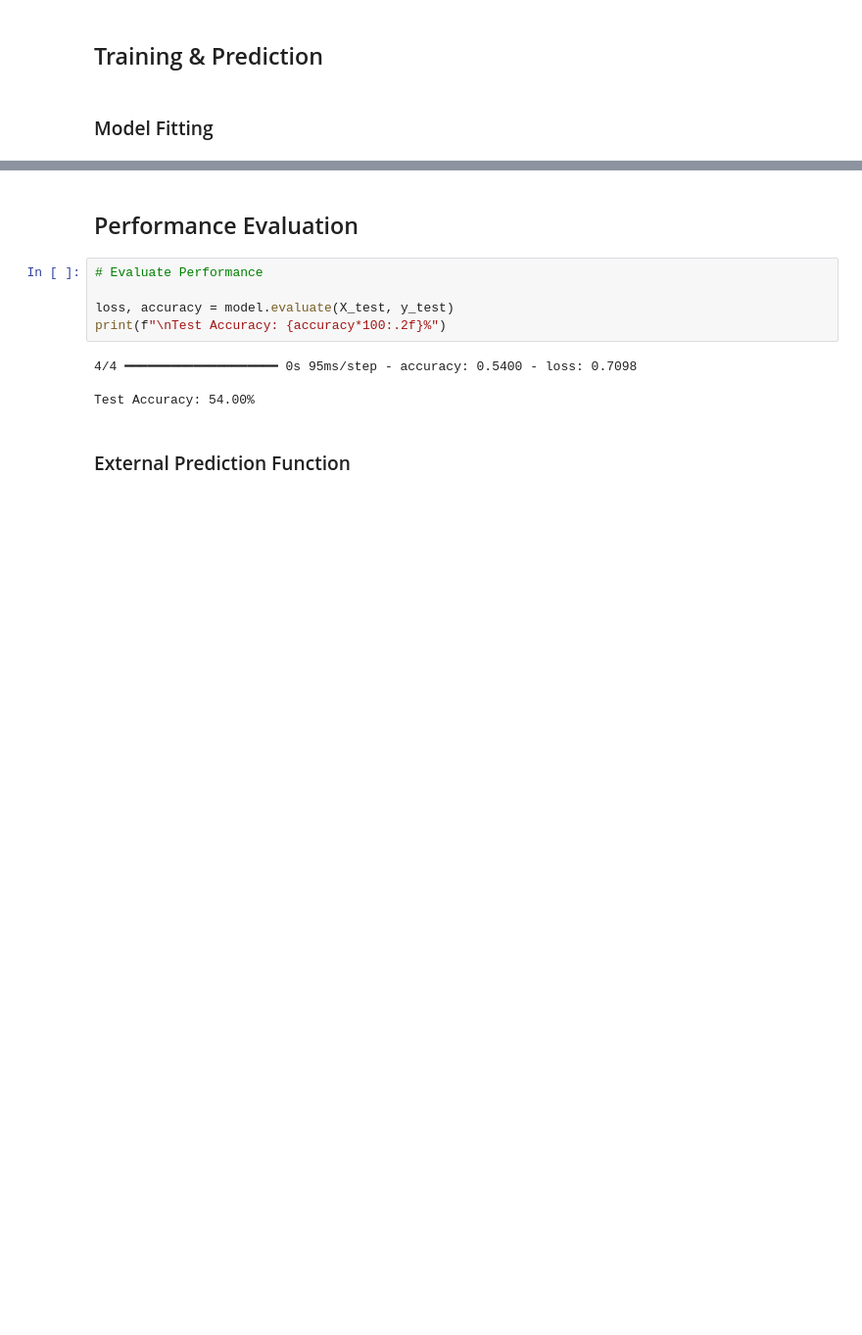
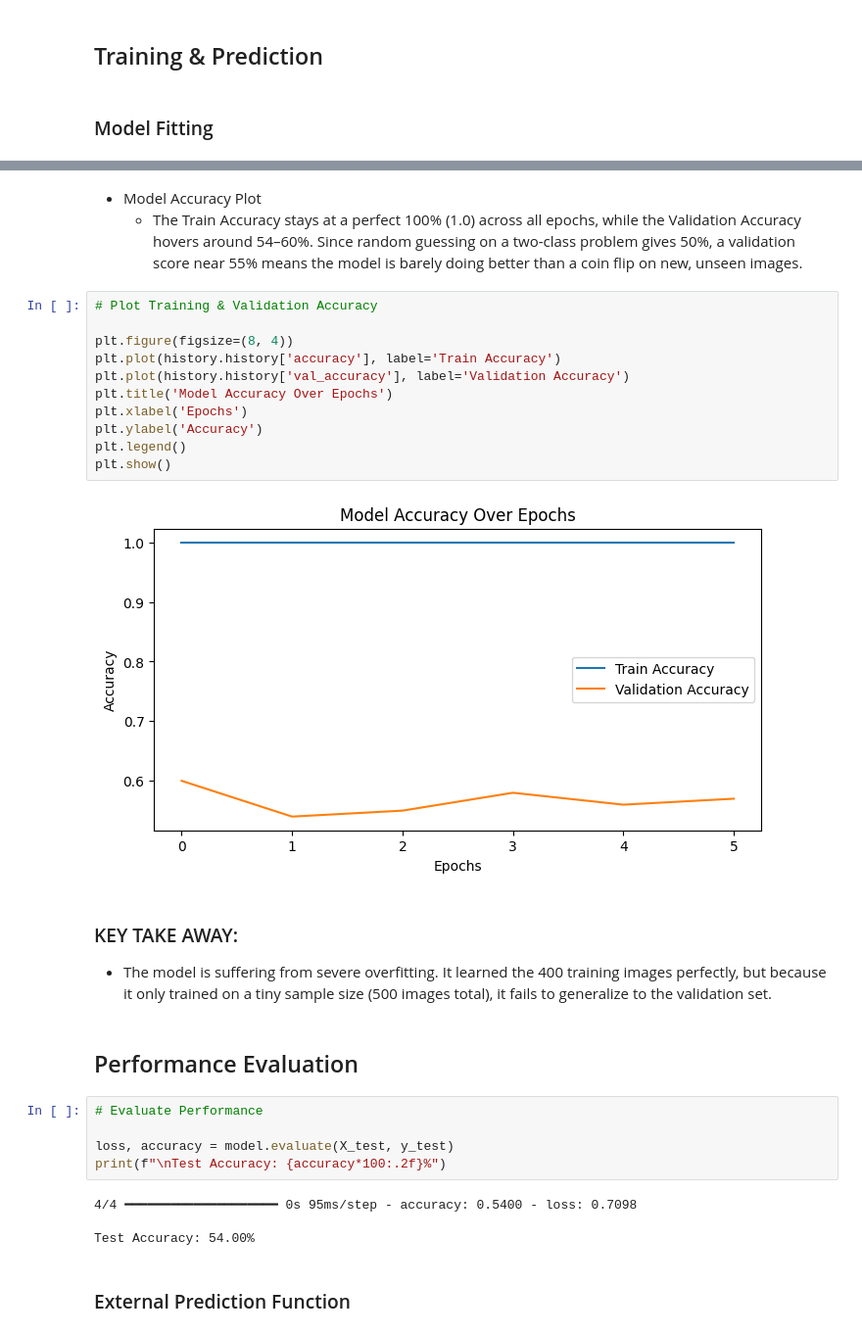
Before and after one commit to ikoghoddds-bit/Data-Science-Portfolio-C21, a Jupyter notebook: Projects/Project-6/Images-Description.for.Students_Pass_1.ipynb, the cells around one changed output, grey strips where cells are left out. Shown at 98% size. Drawn from its saved outputs; the diff is of its cells as text; blank space fills up the shorter version.

```diff
--- a/Projects/Project-6/Images-Description.for.Students_Pass_1.ipynb
+++ b/Projects/Project-6/Images-Description.for.Students_Pass_1.ipynb
@@ -216,3 +373,22 @@ Epoch 10/10
+# %% [markdown]
+- Model Accuracy Plot
+  - The Train Accuracy stays at a perfect 100% (1.0) across all epochs, while the Validation Accuracy hovers around 54–60%. Since random guessing on a two-class problem gives 50%, a validation score near 55% means the model is barely doing better than a coin flip on new, unseen images.
+# %%
+# Plot Training & Validation Accuracy
+
+plt.figure(figsize=(8, 4))
+plt.plot(history.history['accuracy'], label='Train Accuracy')
+plt.plot(history.history['val_accuracy'], label='Validation Accuracy')
+plt.title('Model Accuracy Over Epochs')
+plt.xlabel('Epochs')
+plt.ylabel('Accuracy')
+plt.legend()
+plt.show()
+# %% [output]
+[figure, added]
+# %% [markdown]
+### KEY TAKE AWAY:
+- The model is suffering from severe overfitting. It learned the 400 training images perfectly, but because it only trained on a tiny sample size (500 images total), it fails to generalize to the validation set.
 # %% [markdown]
 ## Performance Evaluation
 # %%
```
Also changed, not shown: parts of 25 cells of this notebook.
